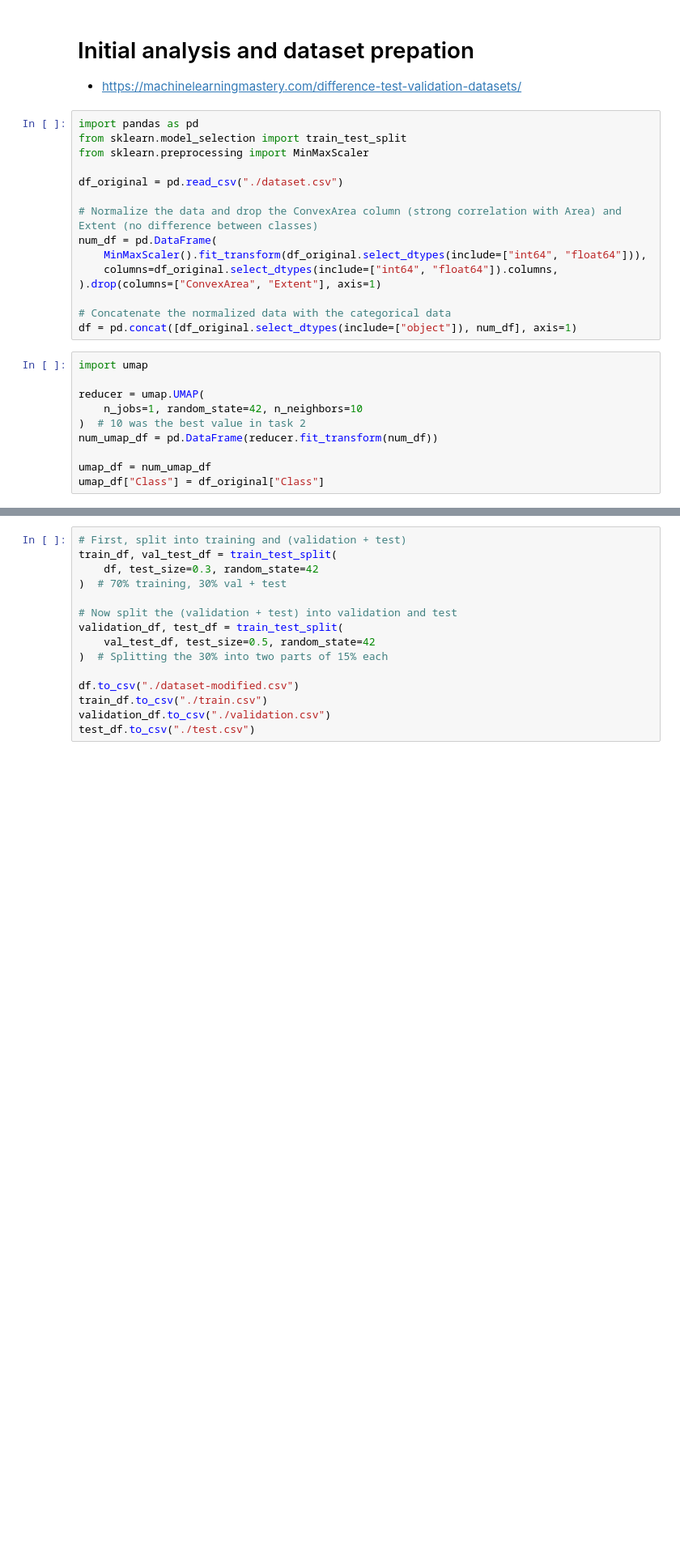
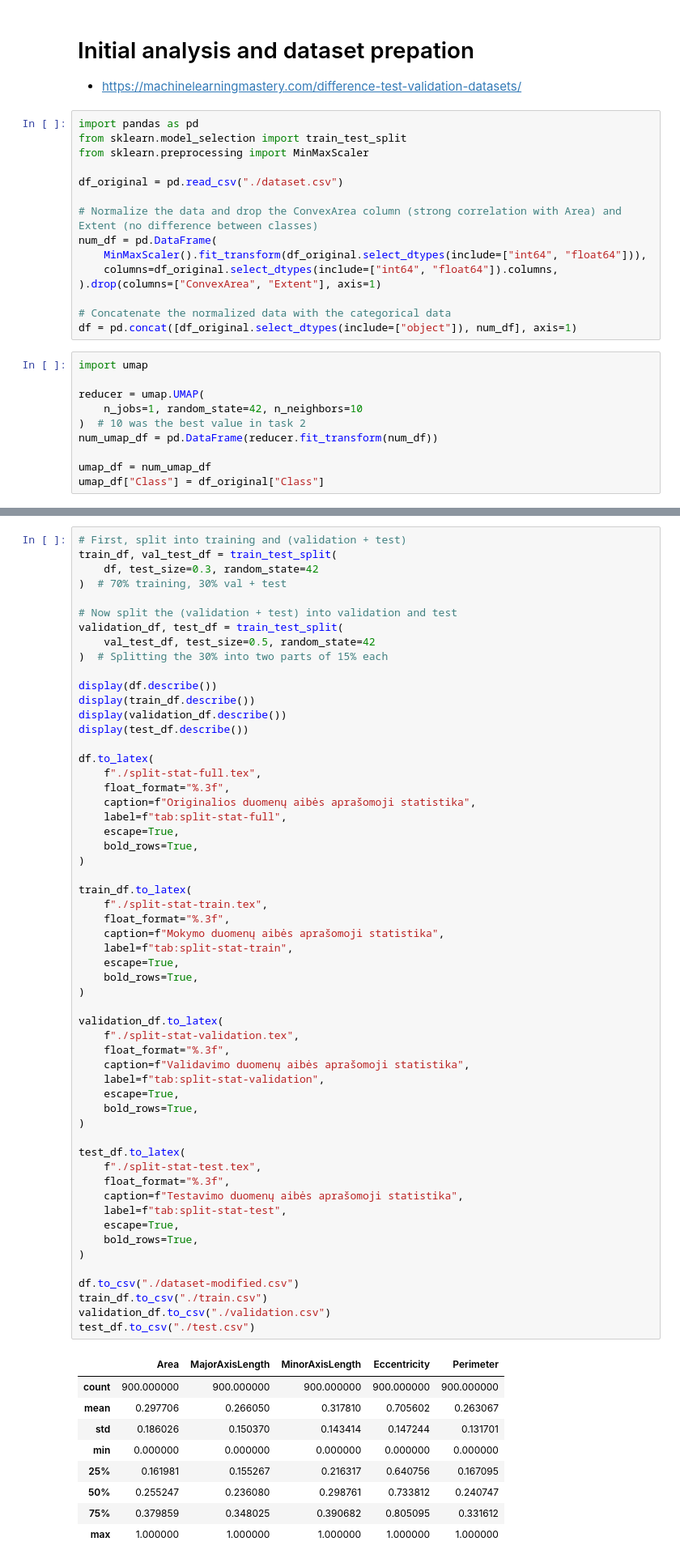
Before and after one commit to neiios/dtmm-task-4, a Jupyter notebook: main.ipynb, the cells around one changed output, grey strips where cells are left out. Shown at 81% size. Saved outputs shown, nothing was run; the diff lists cells and outputs as text; blank space fills up the shorter version.

Commit message:
Add statistics for split datasets

```diff
--- a/main.ipynb
+++ b/main.ipynb
@@ -92,15 +96,66 @@ for cn in ["Kecimen", "Besni"]:
 # %%
 # First, split into training and (validation + test)
 train_df, val_test_df = train_test_split(
     df, test_size=0.3, random_state=42
 )  # 70% training, 30% val + test
 
 # Now split the (validation + test) into validation and test
 validation_df, test_df = train_test_split(
     val_test_df, test_size=0.5, random_state=42
 )  # Splitting the 30% into two parts of 15% each
 
+display(df.describe())
+display(train_df.describe())
+display(validation_df.describe())
+display(test_df.describe())
+
+df.to_latex(
+    f"./split-stat-full.tex",
+    float_format="%.3f",
+    caption=f"Originalios duomenų aibės aprašomoji statistika",
+    label=f"tab:split-stat-full",
+    escape=True,
+    bold_rows=True,
+)
+
+train_df.to_latex(
+    f"./split-stat-train.tex",
+    float_format="%.3f",
+    caption=f"Mokymo duomenų aibės aprašomoji statistika",
+    label=f"tab:split-stat-train",
+    escape=True,
+    bold_rows=True,
+)
+
+validation_df.to_latex(
+    f"./split-stat-validation.tex",
+    float_format="%.3f",
+    caption=f"Validavimo duomenų aibės aprašomoji statistika",
+    label=f"tab:split-stat-validation",
+    escape=True,
+    bold_rows=True,
+)
+
+test_df.to_latex(
+    f"./split-stat-test.tex",
+    float_format="%.3f",
+    caption=f"Testavimo duomenų aibės aprašomoji statistika",
+    label=f"tab:split-stat-test",
+    escape=True,
+    bold_rows=True,
+)
+
 df.to_csv("./dataset-modified.csv")
 train_df.to_csv("./train.csv")
 validation_df.to_csv("./validation.csv")
 test_df.to_csv("./test.csv")
+# %% [output]
+|  | Area | MajorAxisLength | MinorAxisLength | Eccentricity | Perimeter |
+| count | 900.000000 | 900.000000 | 900.000000 | 900.000000 | 900.000000 |
+| mean | 0.297706 | 0.266050 | 0.317810 | 0.705602 | 0.263067 |
+| std | 0.186026 | 0.150370 | 0.143414 | 0.147244 | 0.131701 |
+| min | 0.000000 | 0.000000 | 0.000000 | 0.000000 | 0.000000 |
+| 25% | 0.161981 | 0.155267 | 0.216317 | 0.640756 | 0.167095 |
+| 50% | 0.255247 | 0.236080 | 0.298761 | 0.733812 | 0.240747 |
+| 75% | 0.379859 | 0.348025 | 0.390682 | 0.805095 | 0.331612 |
+| max | 1.000000 | 1.000000 | 1.000000 | 1.000000 | 1.000000 |
```
Also changed, not shown: parts of 3 cells of this notebook.
